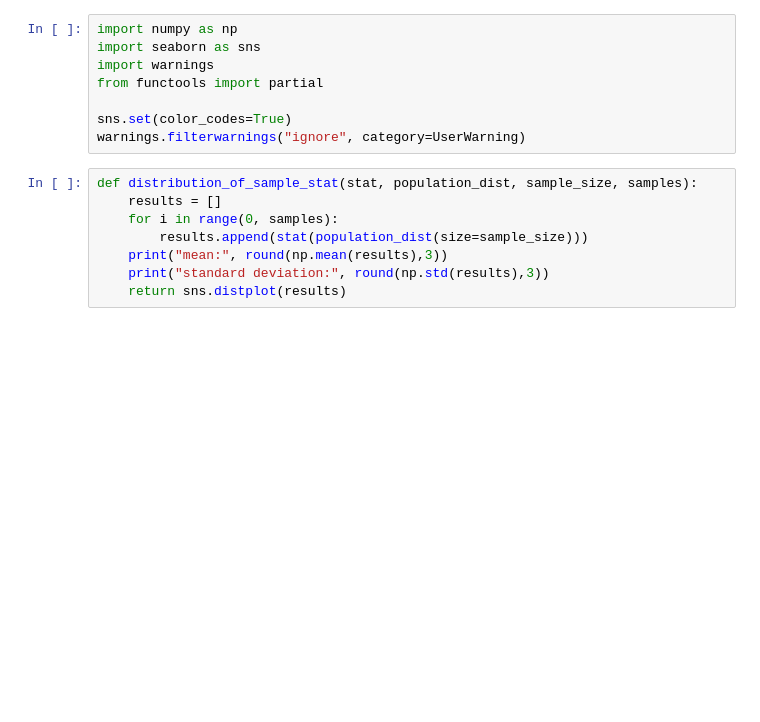
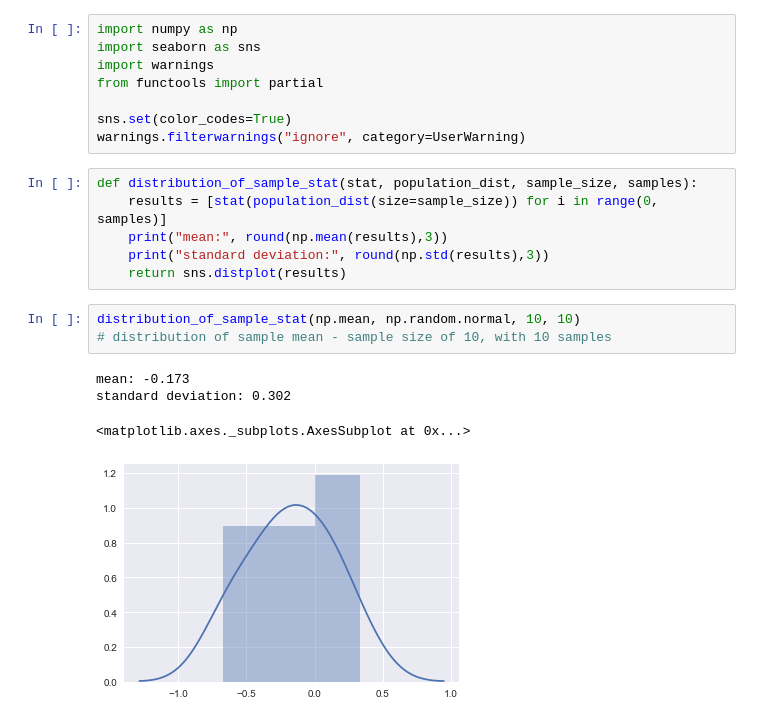
Before and after one commit to mikeyford/stats-experiments, a Jupyter notebook: sampling_distributions.ipynb, the cells around one changed output. Saved outputs shown, nothing was run; the diff lists cells and outputs as text; blank space fills up the shorter version.

Commit message:
sampling dists

```diff
--- a/sampling_distributions.ipynb
+++ b/sampling_distributions.ipynb
@@ -8,9 +8,15 @@ sns.set(color_codes=True)
 warnings.filterwarnings("ignore", category=UserWarning)
 # %%
 def distribution_of_sample_stat(stat, population_dist, sample_size, samples):
-    results = []
-    for i in range(0, samples):
-        results.append(stat(population_dist(size=sample_size)))
+    results = [stat(population_dist(size=sample_size)) for i in range(0, samples)]
     print("mean:", round(np.mean(results),3))
     print("standard deviation:", round(np.std(results),3))
     return sns.distplot(results)
+# %%
+distribution_of_sample_stat(np.mean, np.random.normal, 10, 10)
+# distribution of sample mean - sample size of 10, with 10 samples
+# %% [output]
+mean: -0.173
+standard deviation: 0.302
+<matplotlib.axes._subplots.AxesSubplot at 0x...>
+[figure, added]
```
Also changed, not shown: parts of 13 cells of this notebook.
